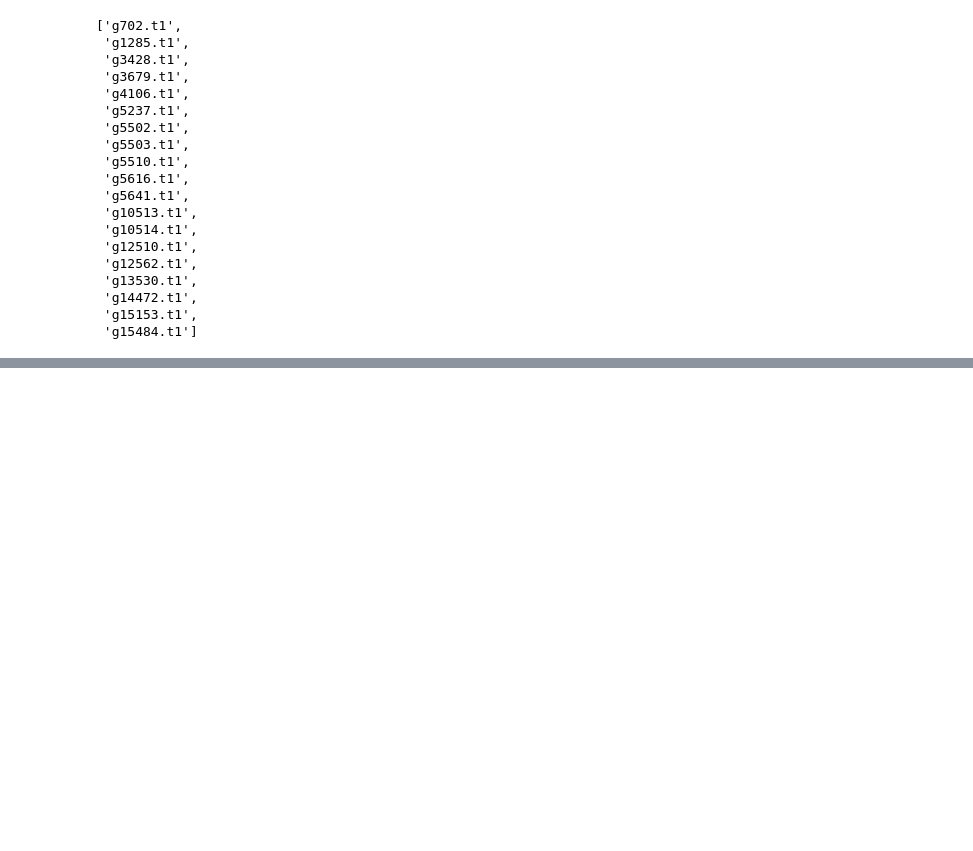
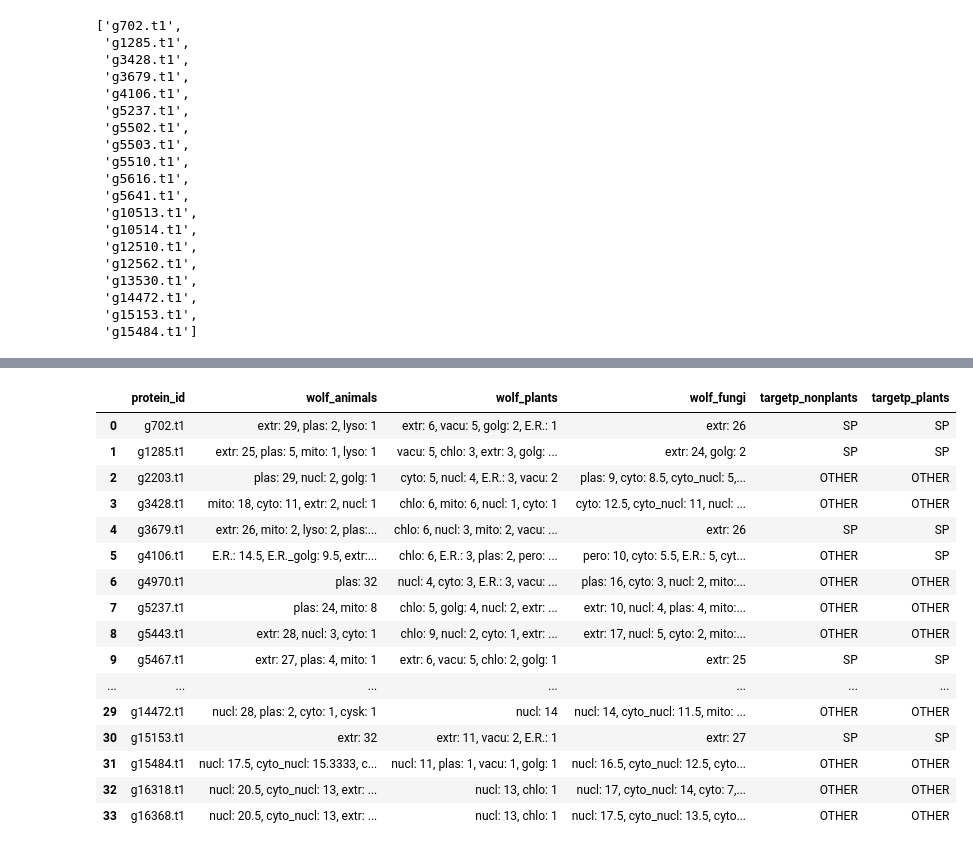
Before and after one commit to Nik9kin/workshopsBI, a Jupyter notebook: Project4/Lab_Notebook.ipynb, the cells around one changed output, grey strips where cells are left out. Saved outputs shown, nothing was run; the diff lists cells and outputs as text; code cells hidden in the pictures; blank space fills up the shorter version.

```diff
--- a/Project4/Lab_Notebook.ipynb
+++ b/Project4/Lab_Notebook.ipynb
@@ -453,0 +556,10 @@ with open("matched_proteins.fa", 'w') as f_out:
+# %%
+dfs = []
+
+for org_type in ["animals", "plants", "fungi"]:
+    dfs.append(pd.read_csv(f"preds_wolf/versus_{org_type}.txt",
+                           sep=" details ",
+                           engine="python", names=["protein_id", f"wolf_{org_type}"]))
+
+df_wolf = pd.concat([dfs[0], dfs[1]["wolf_plants"], dfs[2]["wolf_fungi"]], axis=1)
+df_wolf
@@ -453,0 +584,13 @@ with open("matched_proteins.fa", 'w') as f_out:
+# %%
+dfs = []
+
+for org_type in ["nonplants", "plants"]:
+    dfs.append(pd.read_csv(f"preds_targetp/versus_{org_type}.txt",
+                           sep='\t',
+                           header=1,
+                          )
+              )
+    dfs[-1].rename(columns={"# ID": "protein_id", "Prediction": f"targetp_{org_type}"}, inplace=True)
+
+df_targetp = pd.concat([dfs[0][["protein_id", "targetp_nonplants"]], dfs[1]["targetp_plants"]], axis=1)
+df_targetp
@@ -453,0 +615,21 @@ with open("matched_proteins.fa", 'w') as f_out:
+# %%
+candidates = pd.concat([df_wolf, df_targetp.drop(columns=["protein_id"])], axis=1)
+candidates
+# %% [output]
+|  | protein_id | wolf_animals | wolf_plants | wolf_fungi | targetp_nonplants | targetp_plants |
+| 0 | g702.t1 | extr: 29, plas: 2, lyso: 1 | extr: 6, vacu: 5, golg: 2, E.R.: 1 | extr: 26 | SP | SP |
+| 1 | g1285.t1 | extr: 25, plas: 5, mito: 1, lyso: 1 | vacu: 5, chlo: 3, extr: 3, golg: ... | extr: 24, golg: 2 | SP | SP |
+| 2 | g2203.t1 | plas: 29, nucl: 2, golg: 1 | cyto: 5, nucl: 4, E.R.: 3, vacu: 2 | plas: 9, cyto: 8.5, cyto_nucl: 5,... | OTHER | OTHER |
+| 3 | g3428.t1 | mito: 18, cyto: 11, extr: 2, nucl: 1 | chlo: 6, mito: 6, nucl: 1, cyto: 1 | cyto: 12.5, cyto_nucl: 11, nucl: ... | OTHER | OTHER |
+| 4 | g3679.t1 | extr: 26, mito: 2, lyso: 2, plas:... | chlo: 6, nucl: 3, mito: 2, vacu: ... | extr: 26 | SP | SP |
+| 5 | g4106.t1 | E.R.: 14.5, E.R._golg: 9.5, extr:... | chlo: 6, E.R.: 3, plas: 2, pero: ... | pero: 10, cyto: 5.5, E.R.: 5, cyt... | OTHER | SP |
+| 6 | g4970.t1 | plas: 32 | nucl: 4, cyto: 3, E.R.: 3, vacu: ... | plas: 16, cyto: 3, nucl: 2, mito:... | OTHER | OTHER |
+| 7 | g5237.t1 | plas: 24, mito: 8 | chlo: 5, golg: 4, nucl: 2, extr: ... | extr: 10, nucl: 4, plas: 4, mito:... | OTHER | OTHER |
+| 8 | g5443.t1 | extr: 28, nucl: 3, cyto: 1 | chlo: 9, nucl: 2, cyto: 1, extr: ... | extr: 17, nucl: 5, cyto: 2, mito:... | OTHER | OTHER |
+| 9 | g5467.t1 | extr: 27, plas: 4, mito: 1 | extr: 6, vacu: 5, chlo: 2, golg: 1 | extr: 25 | SP | SP |
+| ... | ... | ... | ... | ... | ... | ... |
+| 29 | g14472.t1 | nucl: 28, plas: 2, cyto: 1, cysk: 1 | nucl: 14 | nucl: 14, cyto_nucl: 11.5, mito: ... | OTHER | OTHER |
+| 30 | g15153.t1 | extr: 32 | extr: 11, vacu: 2, E.R.: 1 | extr: 27 | SP | SP |
+| 31 | g15484.t1 | nucl: 17.5, cyto_nucl: 15.3333, c... | nucl: 11, plas: 1, vacu: 1, golg: 1 | nucl: 16.5, cyto_nucl: 12.5, cyto... | OTHER | OTHER |
+| 32 | g16318.t1 | nucl: 20.5, cyto_nucl: 13, extr: ... | nucl: 13, chlo: 1 | nucl: 17, cyto_nucl: 14, cyto: 7,... | OTHER | OTHER |
+| 33 | g16368.t1 | nucl: 20.5, cyto_nucl: 13, extr: ... | nucl: 13, chlo: 1 | nucl: 17.5, cyto_nucl: 13.5, cyto... | OTHER | OTHER |
```
Also changed, not shown: parts of 40 cells of this notebook, 6 other files.
